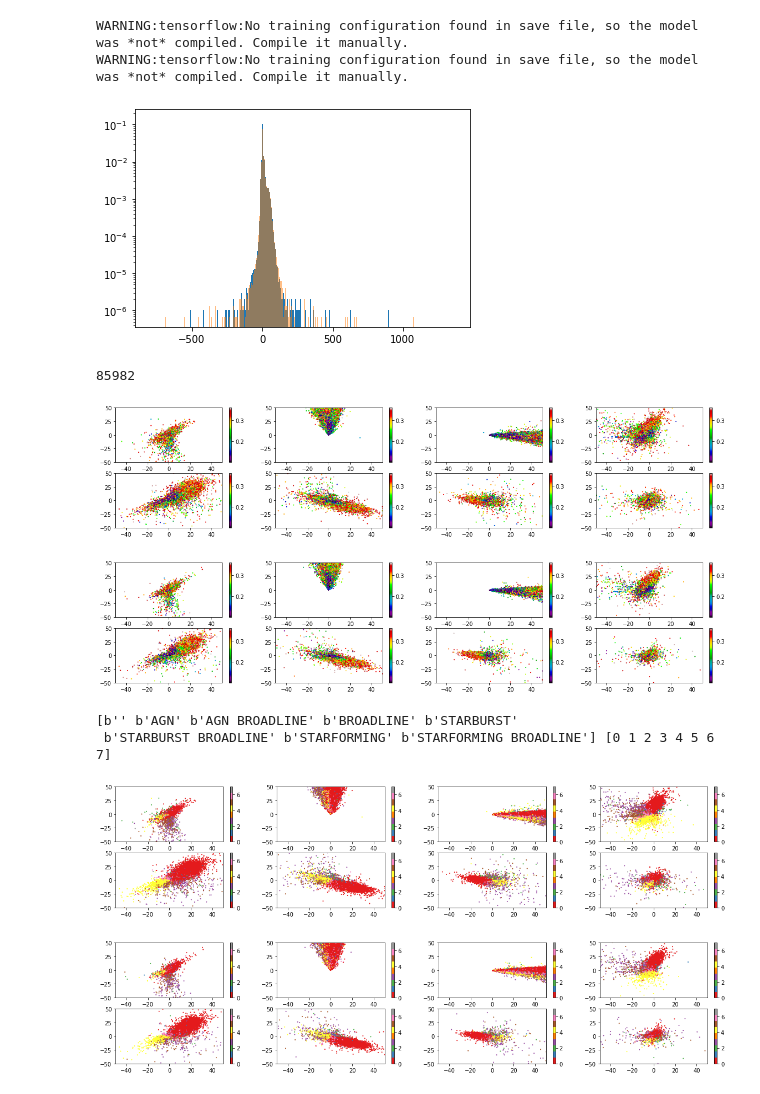
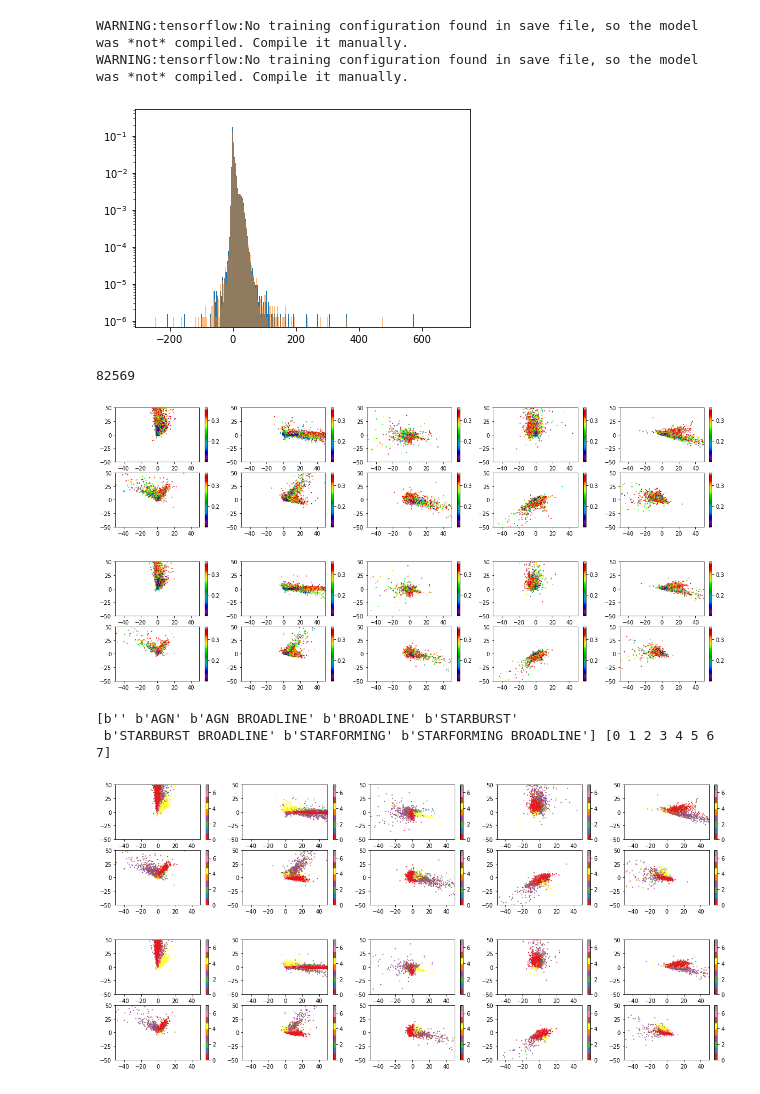
Before and after one commit to AlexGKim/SDSS_PAE, a Jupyter notebook: notebooks/Train_AE.ipynb, the cells around one changed output. Cells and saved outputs as stored; diff of their text form; code cells hidden in the pictures.

Commit message:
latent dim 10, simpler network, no overfit, valid loss 1.28

```diff
--- a/notebooks/Train_AE.ipynb
+++ b/notebooks/Train_AE.ipynb
@@ -73,11 +73,11 @@ fixed_num_bins  = 1000
 
 label           = 'galaxies_quasars_bins1000_wl3388-8318'
 label_          = label+'_minz005_maxz036_minSN50'
-label_2         = label+'_minz01_maxz036_minSN50_good'+'_8_fully_connected_mean_div'
+label_2         = label+'_minz01_maxz036_minSN50_good'+'_10_fully_connected_mean_div'
 
 seed            = 8720
 
-latent_dim      = 8
+latent_dim      = 10
 network_type    = 'fully_connected'
 # %%
 wl_range      = (np.log10(wlmin),np.log10(wlmax))
@@ -611,36 +590,36 @@ np.save(os.path.join(root_decoded,'decoded_%s.npy'%label_2),[decoded_train,decod
 _=plt.hist(encoded_valid.flatten(),bins=1000,density=True, log=True)
 _=plt.hist(encoded_train[:len(encoded_valid)].flatten(),bins=1000,density=True, alpha=0.5, log=True)
 # %% [output]
-[figure, old version]
+[figure, new version]
 # %%
 len(encoded_valid)
 # %% [output]
-85982
+82569
 # %%
 lims = 50
 
-fig, ax = plt.subplots(2,4, figsize=(20,4))
+fig, ax = plt.subplots(2,latent_dim//2, figsize=(20,4))
 ax=ax.flatten()
 for ii in range(latent_dim):
     jj= (ii+1)%latent_dim
     im = ax[ii].scatter(encoded_valid[:,ii],encoded_valid[:,jj],c=valid_params, cmap='nipy_spectral',s=1)
     plt.colorbar(im, ax=ax[ii])
     ax[ii].set_xlim(-lims,lims)
     ax[ii].set_ylim(-lims,lims)
 plt.show()
 
-fig, ax = plt.subplots(2,4, figsize=(20,4))
+fig, ax = plt.subplots(2,latent_dim//2, figsize=(20,4))
 ax=ax.flatten()
 for ii in range(latent_dim):
     jj= (ii+1)%latent_dim
     im = ax[ii].scatter(encoded_train[:47000,ii],encoded_train[:47000,jj],c=train_params[:47000], cmap='nipy_spectral',s=1)
     plt.colorbar(im, ax=ax[ii])
     ax[ii].set_xlim(-lims,lims)
     ax[ii].set_ylim(-lims,lims)
 plt.show()
 # %% [output]
-[figure, old version]
+[figure, new version]
-[figure, old version]
+[figure, new version]
 # %%
 from sklearn import preprocessing
 le = preprocessing.LabelEncoder()
@@ -652,7 +631,7 @@ print(le.classes_, le.transform(le.classes_))
 # %%
 lims = 50
 
-fig, ax = plt.subplots(2,4, figsize=(20,4))
+fig, ax = plt.subplots(2,latent_dim//2, figsize=(20,4))
 ax=ax.flatten()
 for ii in range(latent_dim):
     jj= (ii+1)%latent_dim
@@ -662,7 +641,7 @@ for ii in range(latent_dim):
     ax[ii].set_ylim(-lims,lims)
 plt.show()
 
-fig, ax = plt.subplots(2,4, figsize=(20,4))
+fig, ax = plt.subplots(2,latent_dim//2, figsize=(20,4))
 ax=ax.flatten()
 for ii in range(latent_dim):
     jj= (ii+1)%latent_dim
@@ -672,8 +651,8 @@ for ii in range(latent_dim):
     ax[ii].set_ylim(-lims,lims)
 plt.show()
 # %% [output]
-[figure, old version]
+[figure, new version]
-[figure, old version]
+[figure, new version]
 # %%
 style_list=['dark_background']
 # Plot a demonstration figure for every available style sheet.
```
Also changed, not shown: parts of 14 cells of this notebook.
